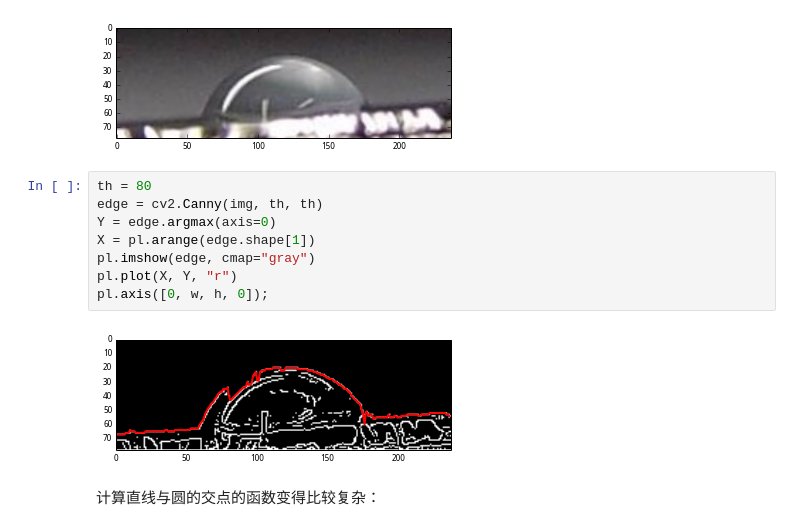
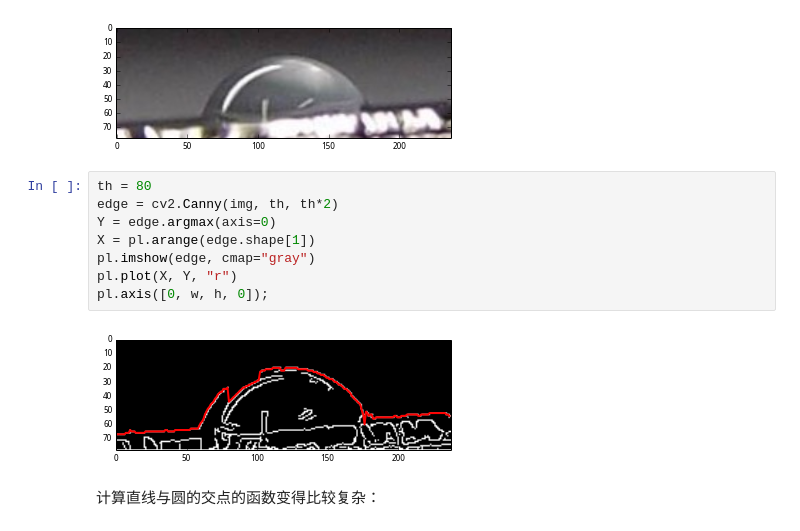
Before and after one commit to ruoyu0088/openbooks, a Jupyter notebook: contact_angle.ipynb, the cells around one changed output. Drawn from its saved outputs; the diff is of its cells as text.

```diff
--- a/contact_angle.ipynb
+++ b/contact_angle.ipynb
@@ -92,14 +108,14 @@ h, w = img.shape[:2]
 [figure]
 # %%
 th = 80
-edge = cv2.Canny(img, th, th)
+edge = cv2.Canny(img, th, th*2)
 Y = edge.argmax(axis=0)
 X = pl.arange(edge.shape[1])
 pl.imshow(edge, cmap="gray")
 pl.plot(X, Y, "r")
 pl.axis([0, w, h, 0]);
 # %% [output]
-[figure, old version]
+[figure, new version]
 # %% [markdown]
 计算直线与圆的交点的函数变得比较复杂：
 # %%
```
Also changed, not shown: parts of 17 cells of this notebook.
